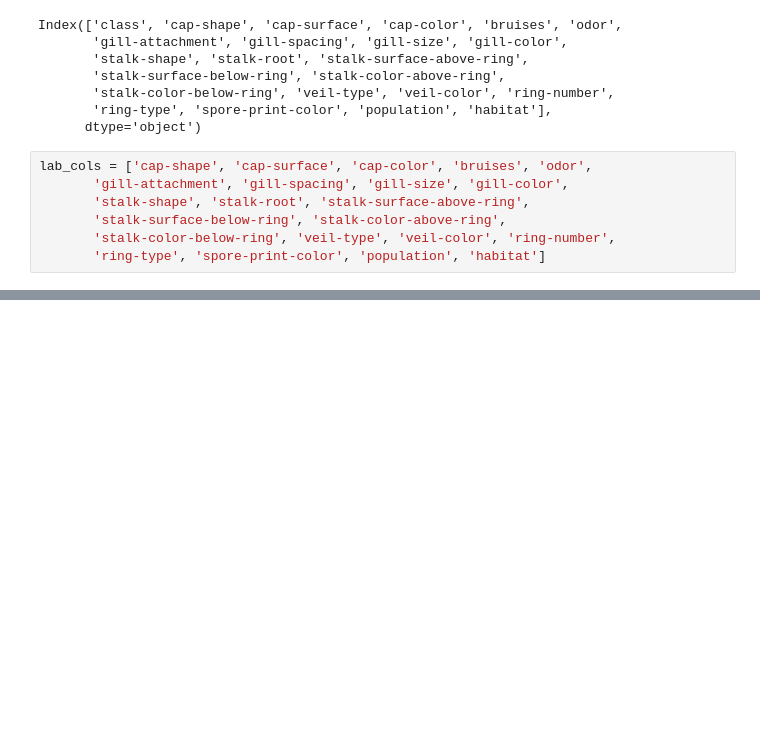
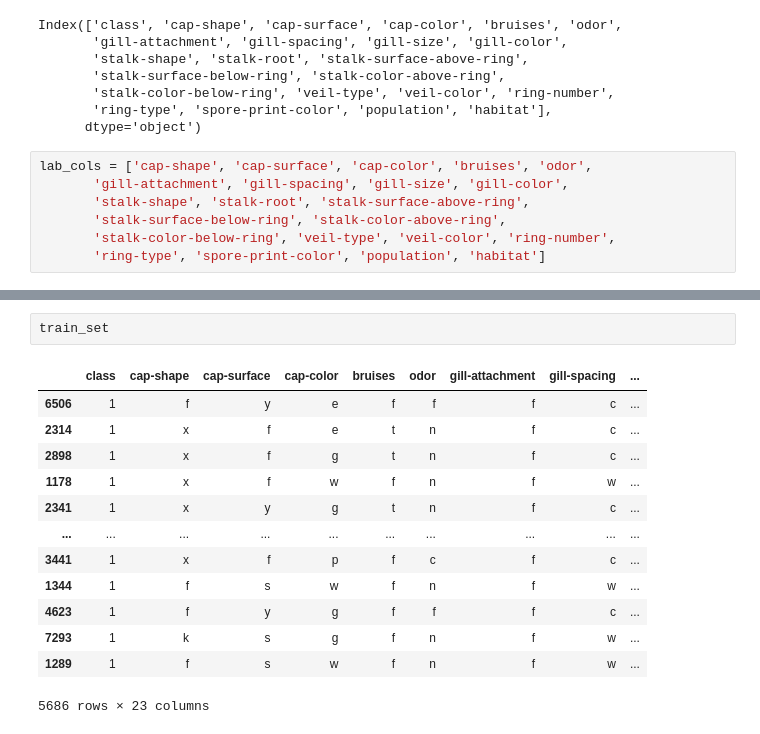
Before and after one commit to ayushgandhi904/Mushroom-Classifier, a Jupyter notebook: notebooks/trainer.ipynb, the cells around one changed output, grey strips where cells are left out. Cells and saved outputs as stored; diff of their text form; blank space fills up the shorter version.

```diff
--- a/notebooks/trainer.ipynb
+++ b/notebooks/trainer.ipynb
@@ -66,0 +87,16 @@ preprocessor = ColumnTransformer([
+# %%
+train_set
+# %% [output]
+|  | class | cap-shape | cap-surface | cap-color | bruises | odor | gill-attachment | gill-spacing | ... |
+| 6506 | 1 | f | y | e | f | f | f | c | ... |
+| 2314 | 1 | x | f | e | t | n | f | c | ... |
+| 2898 | 1 | x | f | g | t | n | f | c | ... |
+| 1178 | 1 | x | f | w | f | n | f | w | ... |
+| 2341 | 1 | x | y | g | t | n | f | c | ... |
+| ... | ... | ... | ... | ... | ... | ... | ... | ... | ... |
+| 3441 | 1 | x | f | p | f | c | f | c | ... |
+| 1344 | 1 | f | s | w | f | n | f | w | ... |
+| 4623 | 1 | f | y | g | f | f | f | c | ... |
+| 7293 | 1 | k | s | g | f | n | f | w | ... |
+| 1289 | 1 | f | s | w | f | n | f | w | ... |
+5686 rows × 23 columns
```
Also changed, not shown: parts of 11 cells of this notebook, 4 other files.
